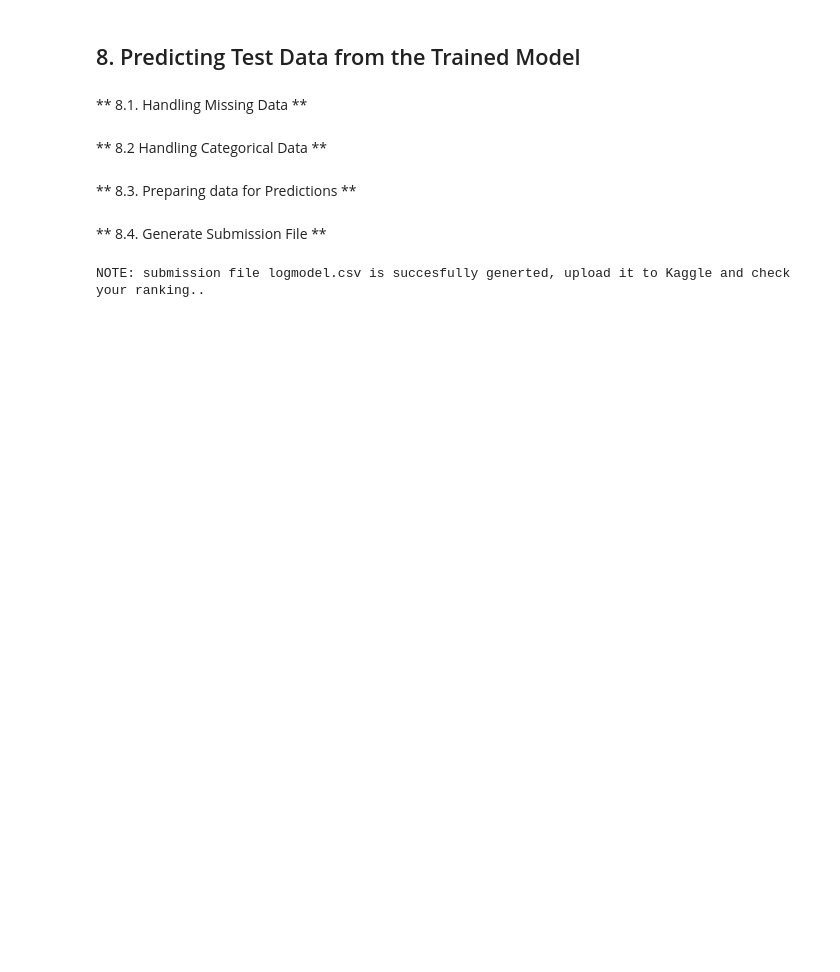
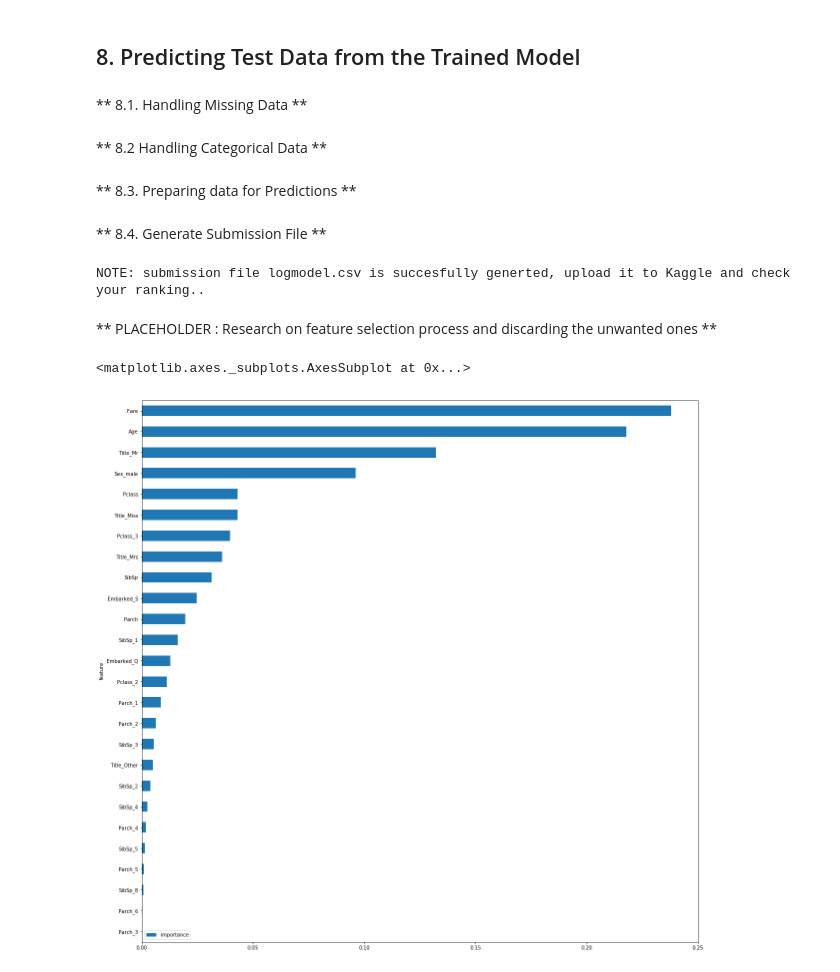
Before and after one commit to santoshjoshigithub/machine-learning, a Jupyter notebook: titanic/Kaggle_Titanic_Problem.ipynb, the cells around one changed output. Saved outputs shown, nothing was run; the diff lists cells and outputs as text; code cells hidden in the pictures; blank space fills up the shorter version.

```diff
--- a/titanic/Kaggle_Titanic_Problem.ipynb
+++ b/titanic/Kaggle_Titanic_Problem.ipynb
@@ -405,10 +265,11 @@ test = one_hot_encoding('test','Pclass')
 test = one_hot_encoding('test','SibSp')
 test = one_hot_encoding('test','Parch')
 test = one_hot_encoding('test','Embarked')
+test = one_hot_encoding('test','Title')
 # %% [markdown]
 ** 8.3. Preparing data for Predictions **
 # %%
-test_mini = test[['Pclass','Age','SibSp','Parch','Fare','Sex_male','Pclass_2', 'Pclass_3','SibSp_1','SibSp_2','SibSp_3','SibSp_4','SibSp_5','SibSp_8','Parch_1','Parch_2','Parch_3','Parch_4','Parch_5','Parch_6','Embarked_Q','Embarked_S']]
+test_mini = test[['Pclass','Age','SibSp','Parch','Fare','Sex_male','Pclass_2', 'Pclass_3','SibSp_1','SibSp_2','SibSp_3','SibSp_4','SibSp_5','SibSp_8','Parch_1','Parch_2','Parch_3','Parch_4','Parch_5','Parch_6','Embarked_Q','Embarked_S','Title_Miss','Title_Mr','Title_Mrs','Title_Other']]
 # %% [markdown]
 ** 8.4. Generate Submission File **
 # %%
@@ -418,3 +279,16 @@ generate_submission_file(logmodel,'logmodel.csv')
 # generate_submission_file(xgb,'xgb.csv') #this is not working! Need to fix it.
 # %% [output]
 NOTE: submission file logmodel.csv is succesfully generted, upload it to Kaggle and check your ranking..
+# %% [markdown]
+** PLACEHOLDER : Research on feature selection process and discarding the unwanted ones **
+# %%
+from sklearn.feature_selection import SelectFromModel
+features = pd.DataFrame()
+features['feature'] = test_mini.columns
+features['importance'] = randomf.feature_importances_
+features.sort_values(by=['importance'], ascending=True, inplace=True)
+features.set_index('feature', inplace=True)
+features.plot(kind='barh', figsize=(20, 20))
+# %% [output]
+<matplotlib.axes._subplots.AxesSubplot at 0x...>
+[figure, added]
```
Also changed, not shown: parts of 40 cells of this notebook.
